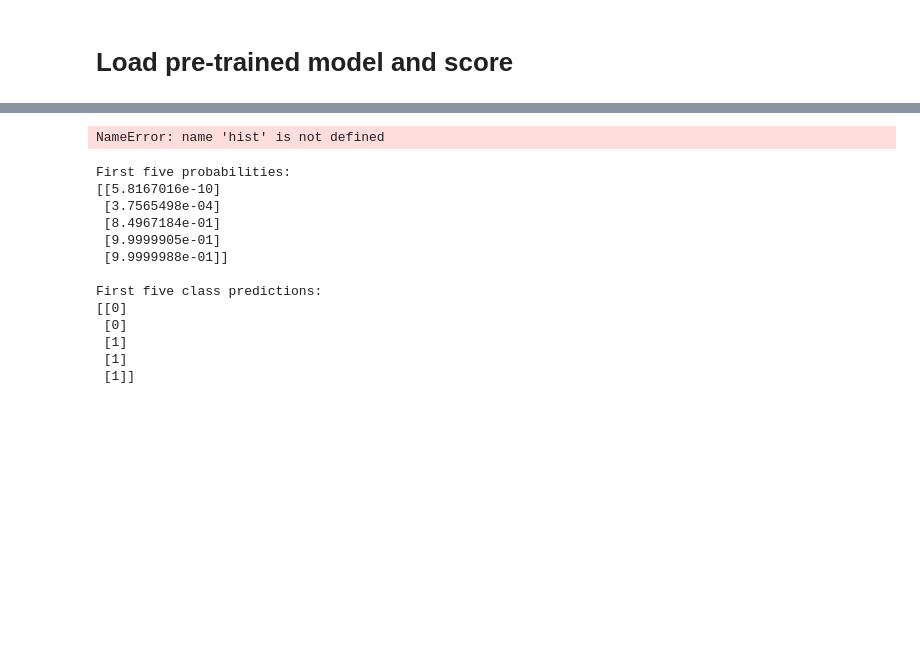
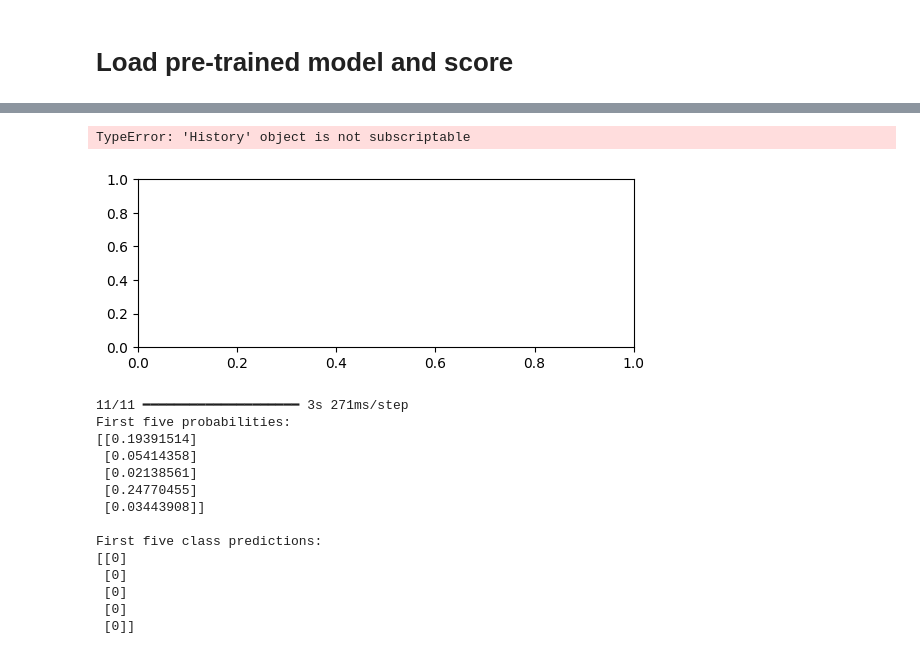
Before and after one commit to hamsain/DTSense_Prediksi_Lebah, a Jupyter notebook: codes/DTSense_Prediksi_Lebah_v1.ipynb, the cells around one changed output, grey strips where cells are left out. Drawn from its saved outputs; the diff is of its cells as text; code cells hidden in the pictures; blank space fills up the shorter version.

```diff
--- a/codes/DTSense_Prediksi_Lebah_v1.ipynb
+++ b/codes/DTSense_Prediksi_Lebah_v1.ipynb
@@ -168,23 +170,23 @@ model._____ # add(Conv2D(64, kernel_size=(3, 3), activation='relu'))
 <p><img src="https://assets.datacamp.com/production/project_555/img/mlp_conv.png" alt></p>
 # %%
 # reduce dimensionality through max pooling
-model._____ # add(MaxPooling2D(pool_size=(2, 2)))
+model.add(MaxPooling2D(pool_size=(2, 2)))
 
 # third convolutional layer with 64 filters
-model._____ # add(Conv2D(64, kernel_size=(3, 3), activation='relu'))
+model.add(Conv2D(64, kernel_size=(3, 3), activation='relu'))
 # add dropout to prevent over fitting
-model._____ # add(Dropout(0.25))
+model.add(Dropout(0.25))
 # necessary flatten step preceeding dense layer
-model._____ # add(Flatten())
+model.add(Flatten())
 # fully connected layer
-model._____ # add(Dense(128, activation='relu'))
+model.add(Dense(128, activation='relu'))
 
 # add additional dropout to prevent overfitting
-model._____ # add(Dropout(0.5))
+model.add(Dropout(0.5))
 
 # prediction layers
-model._____ # add(Dense(num_classes, activation='sigmoid', name='preds'))
+model.add(Dense(num_classes, activation='sigmoid', name='preds'))
 
 # show model summary
-model._____ # summary()
+model.summary()
 # %% [output]
@@ -210,19 +216,19 @@ _________________________________________________________________
 # %%
 model.compile(
     # set the loss as binary_crossentropy
-    loss=_____ # tf.keras.losses.binary_crossentropy,
+    loss=tf.keras.losses.binary_crossentropy,
     # set the optimizer as stochastic gradient descent
-    optimizer=_____# 'adam',
+    optimizer='adam',
     # set the metric as accuracy
-    metrics=_____ # ['accuracy']
+    metrics=['accuracy']
 )
 
 # mock-train the model using the first ten observations of the train and test sets
 hist = model.fit(
-    # x_train[:100, :, :, :],
-    # y_train[:100],
-    epochs=_____# 20,
-    verbose=_____ # 1,
-    _____ # validation_data=(x_test[:100, :, :, :], y_test[:100])
+    x_train[:100, :, :, :],
+    y_train[:100],
+    epochs=20,
+    verbose=1,
+    validation_data=(x_test[:100, :, :, :], y_test[:100])
 )
 # %% [output]
@@ -245,11 +264,11 @@ model._____ # save('models/DTSense_model_nama.h5')
 # %%
 # load pre-trained model
-pretrained_cnn = tf.keras._____ # models.load_model("../models/DTSense_model.h5")
+pretrained_cnn = tf.keras.models.load_model("../models/DTSense_model_hamdi.h5")
 
 # evaluate model on test set
-score = pretrained_cnn._____ # evaluate(x_test, y_test, verbose=0)
-print('Test loss:', _____ # score[0])
-print('Test accuracy:', _____ # score[1])
+score = pretrained_cnn.evaluate(x_test, y_test, verbose=0)
+print('Test loss:', score[0])
+print('Test accuracy:', score[1])
 
 print("")
 # %% [output]
@@ -258,13 +278,13 @@ Test accuracy: 0.5293006
 # %%
 # evaluate model on holdout set
-eval_score = pretrained_cnn._____ # evaluate(x_eval, y_eval, verbose=0)
+eval_score = pretrained_cnn.evaluate(x_eval, y_eval, verbose=0)
 # print loss score
 print('Eval loss:', eval_score[0])
 # print accuracy score
 print('Eval accuracy:', eval_score[1])
 pretrained_cnn_history = hist
 # print keys for pretrained_cnn_history dict
-#print(pretrained_cnn_history.keys())
+# print(pretrained_cnn_history.keys())
 
 fig = plt.figure(1)
 plt.subplot(211)
@@ -283,29 +303,31 @@ Eval accuracy: 0.5498489
-NameError: name 'hist' is not defined
+TypeError: 'History' object is not subscriptable
+[figure, added]
 # %%
 # predicted probabilities for x_eval
-y_proba = pretrained_cnn._____ # predict(x_eval)
+y_proba = pretrained_cnn.predict(x_eval)
 
 print("First five probabilities:")
 print(y_proba[:5])
 print("")
 
 # predicted classes for x_eval
-y_pred = _____ # np.round(y_proba).astype('int')
+y_pred = np.round(y_proba).astype('int')
 
 print("First five class predictions:")
 print(y_pred[:5])
 print("")
 # %% [output]
+11/11 ━━━━━━━━━━━━━━━━━━━━ 3s 271ms/step
 First five probabilities:
-[[5.8167016e-10]
- [3.7565498e-04]
- [8.4967184e-01]
- [9.9999905e-01]
- [9.9999988e-01]]
+[[0.19391514]
+ [0.05414358]
+ [0.02138561]
+ [0.24770455]
+ [0.03443908]]
 
 First five class predictions:
 [[0]
  [0]
- [1]
- [1]
- [1]]
+ [0]
+ [0]
+ [0]]
```
Also changed, not shown: parts of 16 cells of this notebook, 1 other file.
